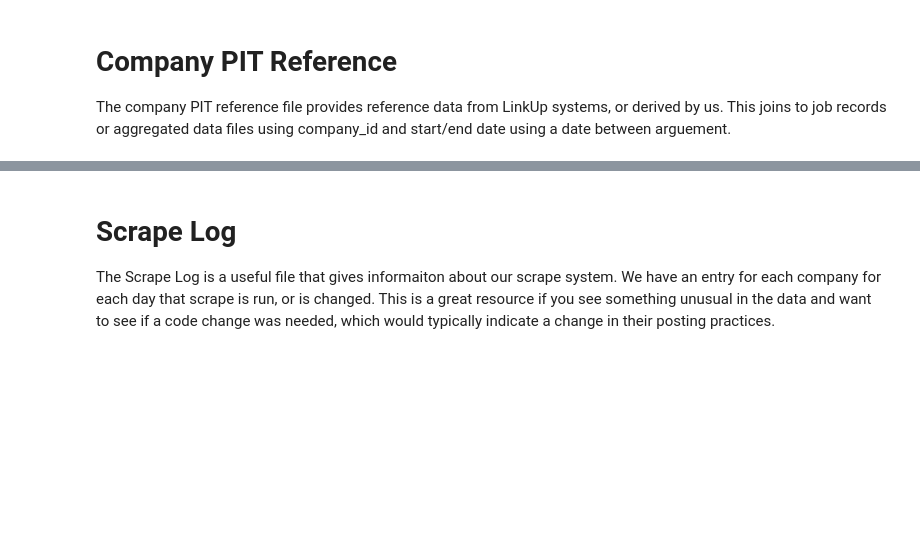
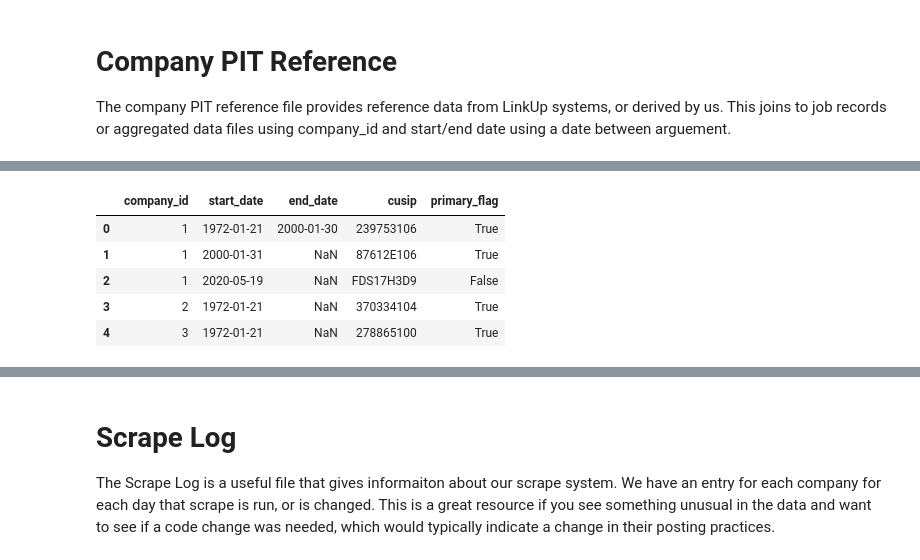
Before and after one commit to LinkUp/Job-Market-Data, a Jupyter notebook: Product Documentation/Product Onboarding.ipynb, the cells around one changed output, grey strips where cells are left out. Cells and saved outputs as stored; diff of their text form; code cells hidden in the pictures; blank space fills up the shorter version.

```diff
--- a/Product Documentation/Product Onboarding.ipynb
+++ b/Product Documentation/Product Onboarding.ipynb
@@ -97,0 +105,10 @@ fs_company_reference.head(15)
+# %%
+company_cusip = pd.read_csv('company_cusip_2021-01-28.csv.gz');
+company_cusip.head(5)
+# %% [output]
+|  | company_id | start_date | end_date | cusip | primary_flag |
+| 0 | 1 | 1972-01-21 | 2000-01-30 | 239753106 | True |
+| 1 | 1 | 2000-01-31 | NaN | 87612E106 | True |
+| 2 | 1 | 2020-05-19 | NaN | FDS17H3D9 | False |
+| 3 | 2 | 1972-01-21 | NaN | 370334104 | True |
+| 4 | 3 | 1972-01-21 | NaN | 278865100 | True |
```
Also changed, not shown: parts of 10 cells of this notebook.
